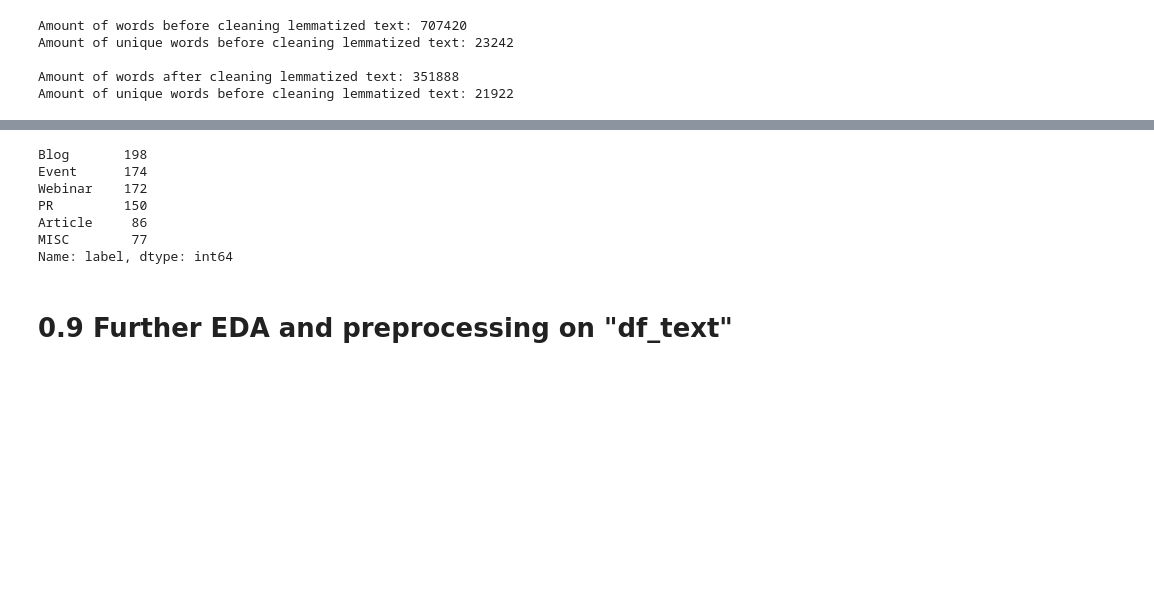
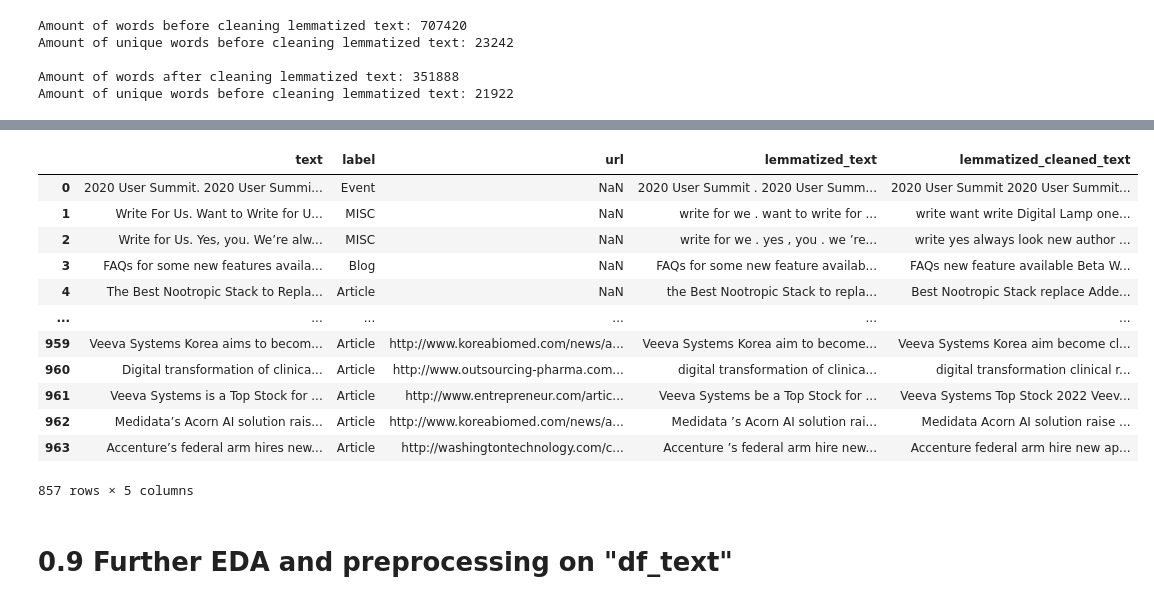
Before and after one commit to hmatzner/text-classification, a Jupyter notebook: url_classification.ipynb, the cells around one changed output, grey strips where cells are left out. Saved outputs shown, nothing was run; the diff lists cells and outputs as text; code cells hidden in the pictures; blank space fills up the shorter version.

```diff
--- a/url_classification.ipynb
+++ b/url_classification.ipynb
@@ -687,6 +684,6 @@ df_text.loc[0, TEXT]
 # %%
-def lemmatize_text2(text):
-  lemmatized = ' '.join(token.text.lower() for token in nlp(text))
-  return lemmatized
+# def lemmatize_text2(text):
+#   lemmatized = ' '.join(token.text.lower() for token in nlp(text))
+#   return lemmatized
 
-df_text['w2v_text'] = df_text[TEXT].apply(lemmatize_text2)
+# df_text['w2v_text'] = df_text[TEXT].apply(lemmatize_text2)
@@ -702,15 +692,21 @@ save_variable(df_text, 'df_text')
 # %%
 # df_text = read_variable('df_text')
 # %%
-df_text[TARGET].value_counts()
+df_text
 # %% [output]
+|  | text | label | url | lemmatized_text | lemmatized_cleaned_text |
+| 0 | 2020 User Summit. 2020 User Summi... | Event | NaN | 2020 User Summit . 2020 User Summ... | 2020 User Summit 2020 User Summit... |
+| 1 | Write For Us. Want to Write for U... | MISC | NaN | write for we . want to write for ... | write want write Digital Lamp one... |
+| 2 | Write for Us. Yes, you. We’re alw... | MISC | NaN | write for we . yes , you . we ’re... | write yes always look new author ... |
+| 3 | FAQs for some new features availa... | Blog | NaN | FAQs for some new feature availab... | FAQs new feature available Beta W... |
+| 4 | The Best Nootropic Stack to Repla... | Article | NaN | the Best Nootropic Stack to repla... | Best Nootropic Stack replace Adde... |
+| ... | ... | ... | ... | ... | ... |
+| 959 | Veeva Systems Korea aims to becom... | Article | http://www.koreabiomed.com/news/a... | Veeva Systems Korea aim to become... | Veeva Systems Korea aim become cl... |
+| 960 | Digital transformation of clinica... | Article | http://www.outsourcing-pharma.com... | digital transformation of clinica... | digital transformation clinical r... |
+| 961 | Veeva Systems is a Top Stock for ... | Article | http://www.entrepreneur.com/artic... | Veeva Systems be a Top Stock for ... | Veeva Systems Top Stock 2022 Veev... |
+| 962 | Medidata’s Acorn AI solution rais... | Article | http://www.koreabiomed.com/news/a... | Medidata ’s Acorn AI solution rai... | Medidata Acorn AI solution raise ... |
+| 963 | Accenture’s federal arm hires new... | Article | http://washingtontechnology.com/c... | Accenture ’s federal arm hire new... | Accenture federal arm hire new ap... |
-Blog       198
-Event      174
-Webinar    172
-PR         150
-Article     86
-MISC        77
-Name: label, dtype: int64
+857 rows × 5 columns
 # %% [markdown]
 # 0.9 Further EDA and preprocessing on "df_text"
 # %%
```
Also changed, not shown: parts of 30 cells of this notebook.
